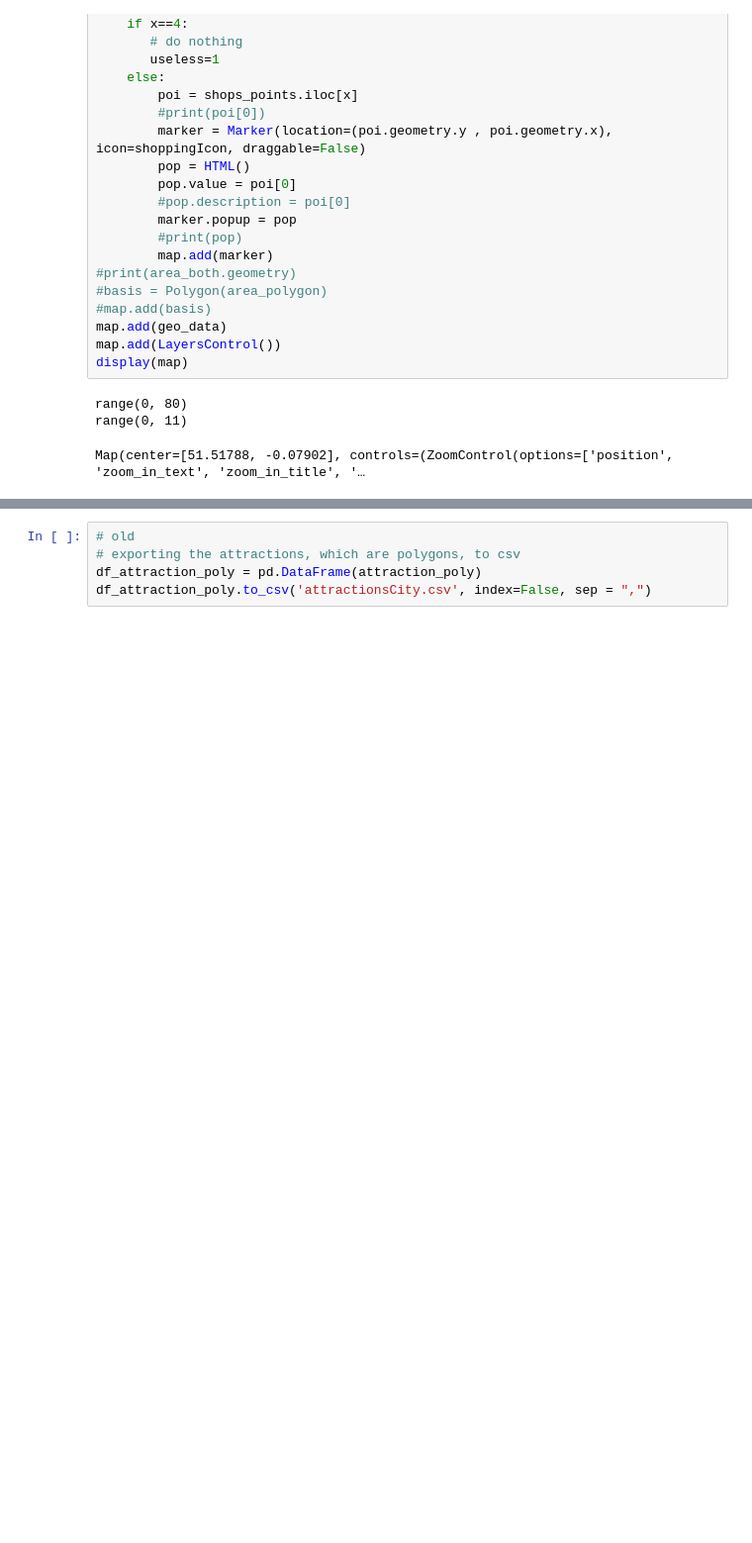
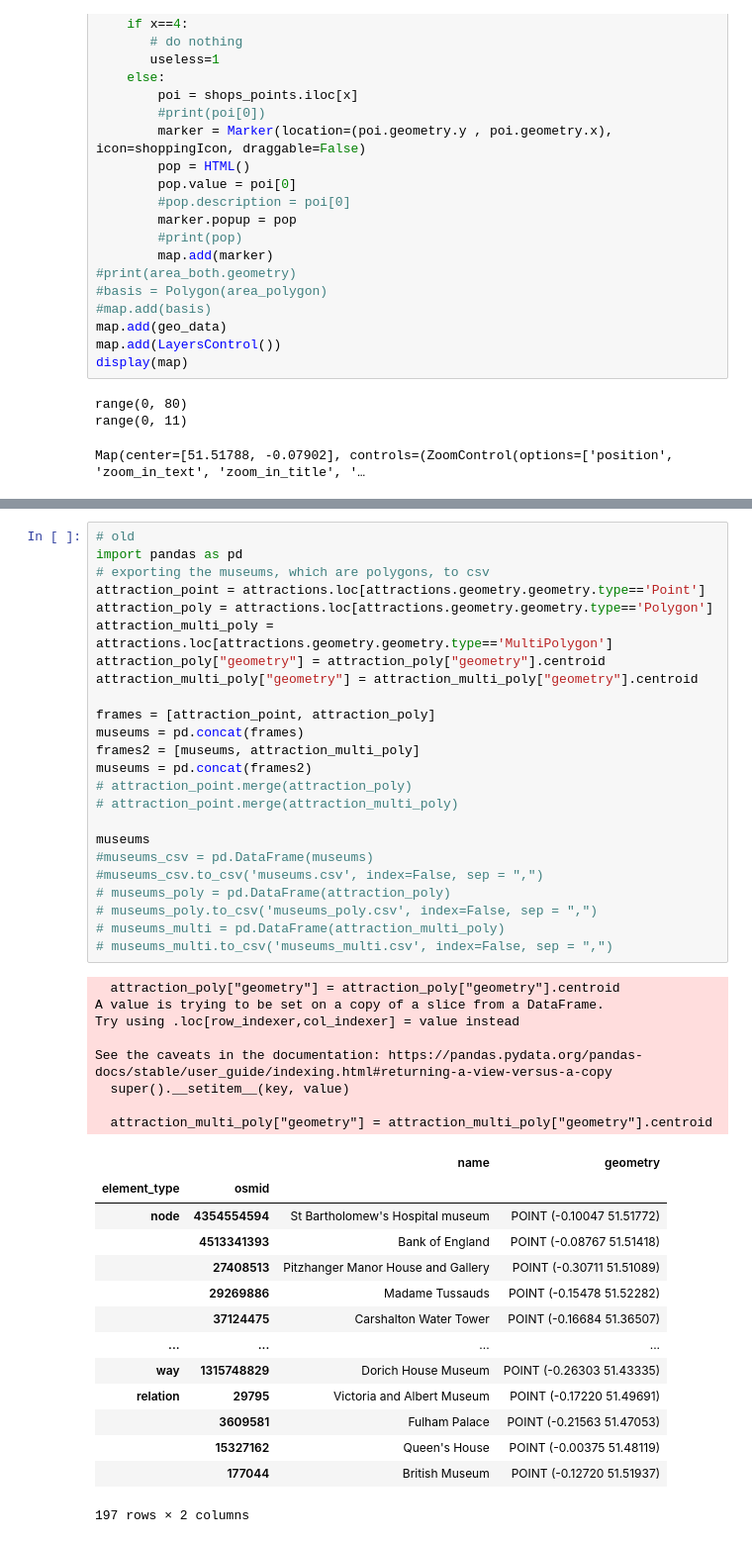
Before and after one commit to Felioxx/Mobile-ity-Scope, a Jupyter notebook: first_steps_python/get_osm_data_Anne.ipynb, the cells around one changed output, grey strips where cells are left out. Shown at 99% size. Drawn from its saved outputs; the diff is of its cells as text; blank space fills up the shorter version.

```diff
--- a/first_steps_python/get_osm_data_Anne.ipynb
+++ b/first_steps_python/get_osm_data_Anne.ipynb
@@ -288,5 +310,47 @@ Map(bottom=87357.0, center=[51.51814351604911, -0.07965087890625001], controls=(
-# %%
-# old
-# exporting the attractions, which are polygons, to csv
-df_attraction_poly = pd.DataFrame(attraction_poly)
-df_attraction_poly.to_csv('attractionsCity.csv', index=False, sep = ",")
+# %%
+# old
+import pandas as pd
+# exporting the museums, which are polygons, to csv
+attraction_point = attractions.loc[attractions.geometry.geometry.type=='Point']
+attraction_poly = attractions.loc[attractions.geometry.geometry.type=='Polygon']
+attraction_multi_poly = attractions.loc[attractions.geometry.geometry.type=='MultiPolygon']
+attraction_poly["geometry"] = attraction_poly["geometry"].centroid
+attraction_multi_poly["geometry"] = attraction_multi_poly["geometry"].centroid
+
+frames = [attraction_point, attraction_poly]
+museums = pd.concat(frames)
+frames2 = [museums, attraction_multi_poly]
+museums = pd.concat(frames2)
+# attraction_point.merge(attraction_poly)
+# attraction_point.merge(attraction_multi_poly)
+
+museums
+#museums_csv = pd.DataFrame(museums)
+#museums_csv.to_csv('museums.csv', index=False, sep = ",")
+# museums_poly = pd.DataFrame(attraction_poly)
+# museums_poly.to_csv('museums_poly.csv', index=False, sep = ",")
+# museums_multi = pd.DataFrame(attraction_multi_poly)
+# museums_multi.to_csv('museums_multi.csv', index=False, sep = ",")
+# %% [output]
+  attraction_poly["geometry"] = attraction_poly["geometry"].centroid
+A value is trying to be set on a copy of a slice from a DataFrame.
+Try using .loc[row_indexer,col_indexer] = value instead
+
+See the caveats in the documentation: https://pandas.pydata.org/pandas-docs/stable/user_guide/indexing.html#returning-a-view-versus-a-copy
+  super().__setitem__(key, value)
+
+  attraction_multi_poly["geometry"] = attraction_multi_poly["geometry"].centroid
+|  |  | name | geometry |
+| element_type | osmid |  |  |
+| node | 4354554594 | St Bartholomew's Hospital museum | POINT (-0.10047 51.51772) |
+|  | 4513341393 | Bank of England | POINT (-0.08767 51.51418) |
+|  | 27408513 | Pitzhanger Manor House and Gallery | POINT (-0.30711 51.51089) |
+|  | 29269886 | Madame Tussauds | POINT (-0.15478 51.52282) |
+|  | 37124475 | Carshalton Water Tower | POINT (-0.16684 51.36507) |
+| ... | ... | ... | ... |
+| way | 1315748829 | Dorich House Museum | POINT (-0.26303 51.43335) |
+| relation | 29795 | Victoria and Albert Museum | POINT (-0.17220 51.49691) |
+|  | 3609581 | Fulham Palace | POINT (-0.21563 51.47053) |
+|  | 15327162 | Queen's House | POINT (-0.00375 51.48119) |
+|  | 177044 | British Museum | POINT (-0.12720 51.51937) |
+197 rows × 2 columns
```
Also changed, not shown: parts of 6 cells of this notebook, 1 other file.
